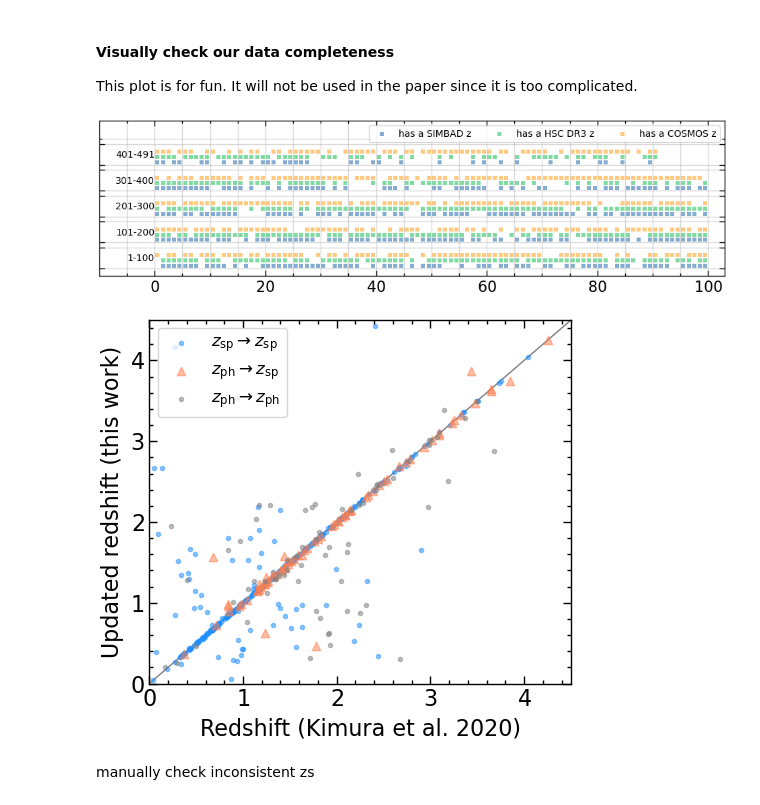
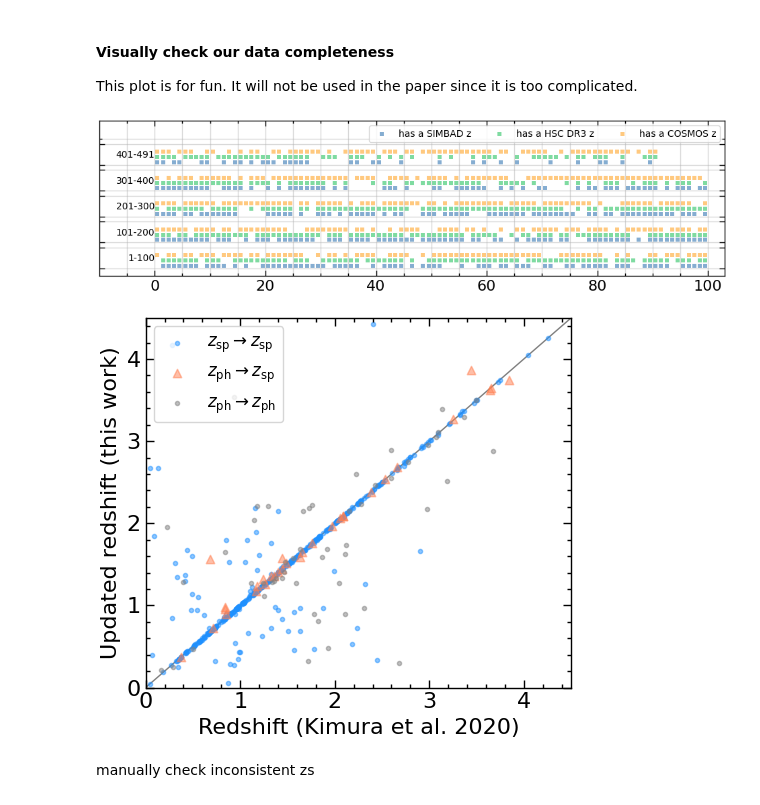
Before and after one commit to Chisen-Lupus/dwarf_agn_cosmos, a Jupyter notebook: hsc-ssp_specz.ipynb, the cells around one changed output. Saved outputs shown, nothing was run; the diff lists cells and outputs as text; code cells hidden in the pictures.

Commit message:
modified:   hsc-ssp_specz.ipynb 	modified:   hsc_agn_updated.txt

```diff
--- a/hsc-ssp_specz.ipynb
+++ b/hsc-ssp_specz.ipynb
@@ -68,6 +77,11 @@ for i in range(len(data_agn)):
     if data_agn['r_z'][i]==2:
         data_agn_updated['z2'][i] = data_agn['z'][i]
 
+data_agn_updated['z5'] = -1.
+for i in range(len(data_agn)):
+    if data_agn['r_z'][i]==3:
+        data_agn_updated['z5'][i] = data_agn['z'][i]
+
 data_agn_updated
 # %% [output]
 Table length=491
@@ -92,0 +115,27 @@ Table length=491
+# %%
+data_chandra = table.Table.read('spec/chandra_COSMOS_legacy_opt_NIR_counterparts_20160113_4d.fits')
+cat_chandra = SkyCoord(data_chandra['RA_x'], data_chandra['DEC_x'], unit='deg')
+data_chandra_specz = data_chandra[data_chandra['z_spec']!=-99]
+cat_chandra_specz = SkyCoord(data_chandra_specz['RA_x'], data_chandra_specz['DEC_x'], unit='deg')
+
+idx_chandra, idx_agn, d2d, d3d = cat_agn.search_around_sky(cat_chandra_specz, 0.5*u.arcsec)
+
+print('totally matched: ', len(cat_agn.search_around_sky(cat_chandra, 0.5*u.arcsec)[0]))
+print('specz: ', len(idx_chandra))
+
+# delete photz in chandra catalog
+
+data_agn_updated['z5'] = -1.
+for i in range(len(data_agn)):
+    if data_agn['r_z'][i]==3:
+        data_agn_updated['z5'][i] = data_agn['z'][i]
+
+print('totally', np.count_nonzero(data_agn_updated['z5']!=-1.), 'Chandra z')
+
+cnt_deleted = 0
+for i in range(491):
+    if ~np.isin(i, idx_agn) and data_agn_updated['z5'][i]!=-1.:
+        cnt_deleted+=1
+        data_agn_updated['z5'][i] = -1
+
+print('deleted', cnt_deleted, 'photz')
@@ -281,5 +335,5 @@ z0 > z1 > z3
 # %%
-for i in [3, 1, 0]:
+for i in [3, 5, 1, 0]:
     mask_z = data_agn_updated['z%d'%i]!=-1
     data_agn_updated['z'][mask_z] = data_agn_updated['z%d'%i][mask_z]
     data_agn_updated['r_z'][mask_z] = i
@@ -446,37 +501,40 @@ plt.gca().yaxis.set_minor_locator(plt.MultipleLocator(1))
 plt.grid(which='major', alpha=0.5)
 plt.grid(which='minor', alpha=0.5)
 # %% [output]
-[figure, old version]
+[figure, new version]
 # %%
 fig, ax = plt.subplots(1,1, figsize=(5, 4.5))
 
 # mask_unchanged = (data_agn_updated['r_z']==4)
 # ax.scatter(data_agn_updated['z4'][mask_unchanged], data_agn_updated['z'][mask_unchanged],
 #            marker='.', color='gray', label=r'unchanged', alpha=0.5)
 
-mask_sp2sp = (data_agn_updated['r_z4']<=2) & (data_agn_updated['r_z']<=2)
+mask_sp_before = (data_agn_updated['r_z4']<=2) | (data_agn_updated['z5']!=-1.)
+mask_sp_after = np.isin(data_agn_updated['r_z'], [0, 1, 5])
+
+mask_sp2sp = mask_sp_before & mask_sp_after
 ax.scatter(data_agn_updated['z4'][mask_sp2sp], data_agn_updated['z'][mask_sp2sp],
            marker='.', color='dodgerblue', label=r'$z_{\rm sp} \rightarrow z_{\rm sp}$', alpha=0.5)
 
-mask_ph2sp = (data_agn_updated['r_z4']>=3) & (data_agn_updated['r_z']<=2)
+mask_ph2sp = (~mask_sp_before) & mask_sp_after
 ax.scatter(data_agn_updated['z4'][mask_ph2sp], data_agn_updated['z'][mask_ph2sp],
            marker='^', color='coral', label=r'$z_{\rm ph} \rightarrow z_{\rm sp}$', alpha=0.5)
 
-mask_ph2ph = (data_agn_updated['r_z4']>=3) & (data_agn_updated['r_z']>=3)
+mask_ph2ph = (~mask_sp_before) & (~mask_sp_after)
 ax.scatter(data_agn_updated['z4'][mask_ph2ph], data_agn_updated['z'][mask_ph2ph],
            marker='.', color='gray', label=r'$z_{\rm ph} \rightarrow z_{\rm ph}$', alpha=0.5)
 
 ax.plot([0, 4.5], [0, 4.5], lw=1, zorder=-2, color='gray')
 ax.set_xlabel('Redshift (Kimura et al. 2020)')
 ax.set_ylabel('Updated redshift (this work)')
 ax.legend(frameon=True, loc=2, fontsize=12)
 ax.set_xlim(0, 4.5)
 ax.set_ylim(0, 4.5)
 fig.savefig('specz.pdf', dpi=300)
 
 fig.tight_layout()
 # %% [output]
-[figure, old version]
+[figure, new version]
 # %% [markdown]
 manually check inconsistent zs
 # %%
```
Also changed, not shown: parts of 13 cells of this notebook, 1 other file.
